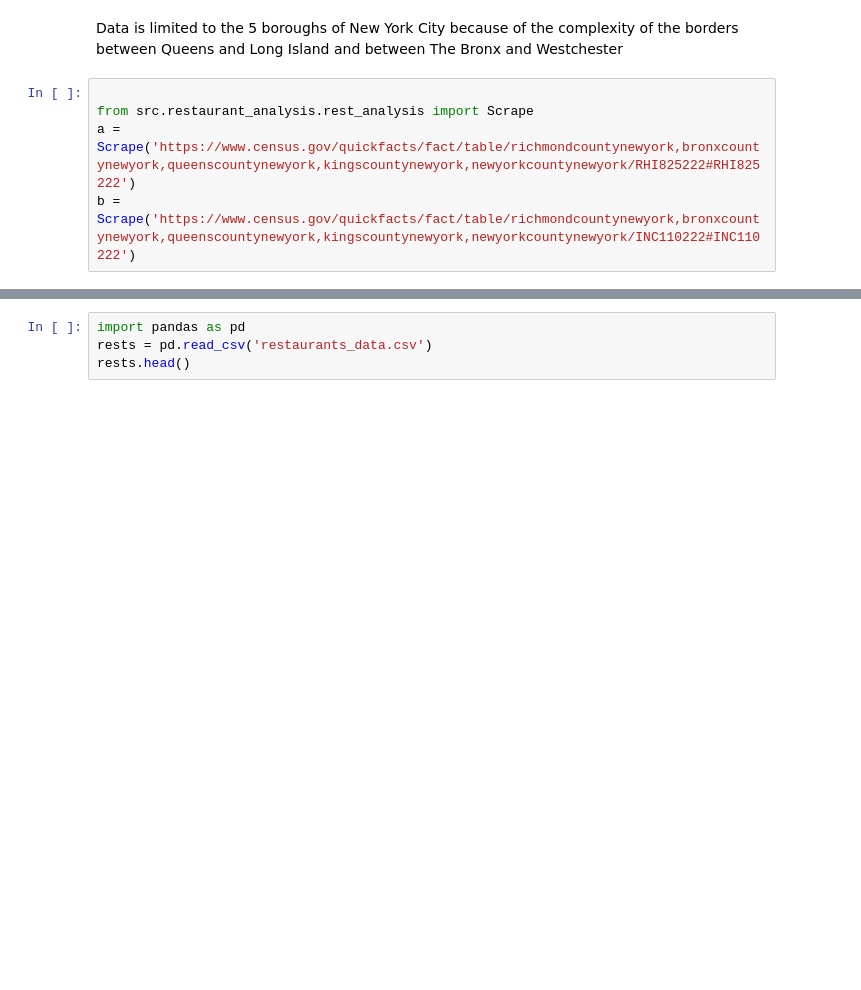
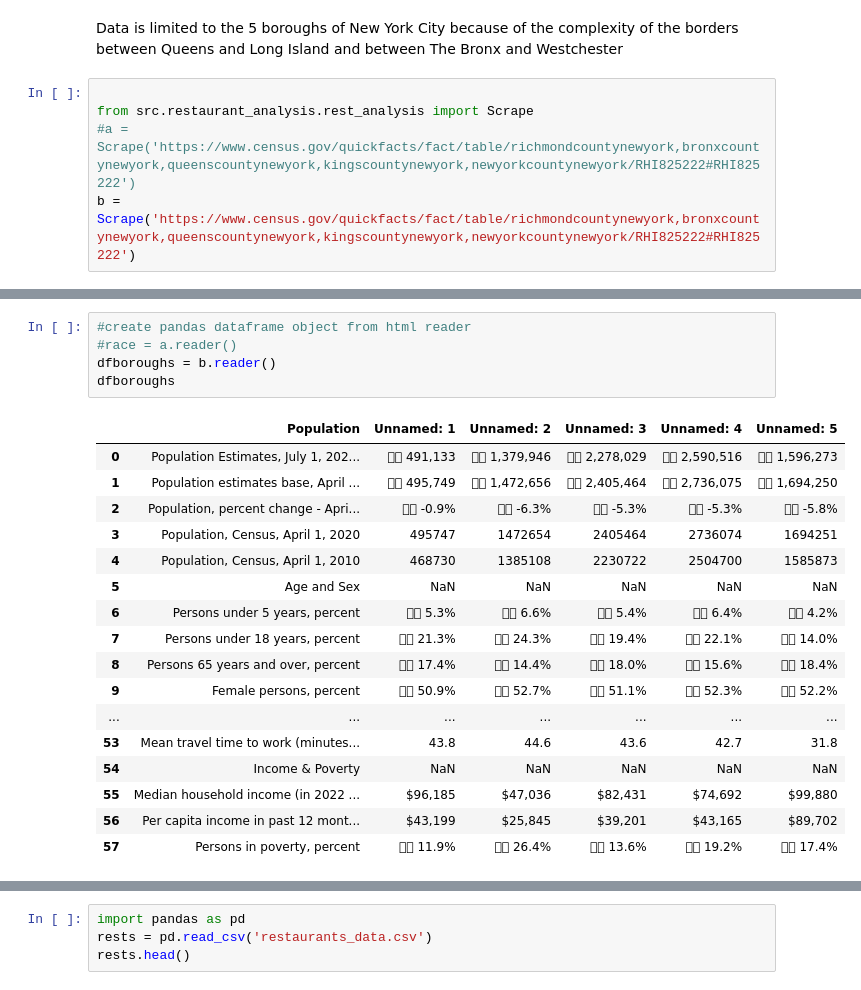
Before and after one commit to benbesthof/goodrestaurants, a Jupyter notebook: goodrestaurants.ipynb, the cells around one changed output, grey strips where cells are left out. Drawn from its saved outputs; the diff is of its cells as text; blank space fills up the shorter version.

```diff
--- a/goodrestaurants.ipynb
+++ b/goodrestaurants.ipynb
@@ -11,5 +11,5 @@ Data is limited to the 5 boroughs of New York City because of the complexity of
 # %%
 
 from src.restaurant_analysis.rest_analysis import Scrape
-a = Scrape('https://www.census.gov/quickfacts/fact/table/richmondcountynewyork,bronxcountynewyork,queenscountynewyork,kingscountynewyork,newyorkcountynewyork/RHI825222#RHI825222')
-b = Scrape('https://www.census.gov/quickfacts/fact/table/richmondcountynewyork,bronxcountynewyork,queenscountynewyork,kingscountynewyork,newyorkcountynewyork/INC110222#INC110222')
+#a = Scrape('https://www.census.gov/quickfacts/fact/table/richmondcountynewyork,bronxcountynewyork,queenscountynewyork,kingscountynewyork,newyorkcountynewyork/RHI825222#RHI825222')
+b = Scrape('https://www.census.gov/quickfacts/fact/table/richmondcountynewyork,bronxcountynewyork,queenscountynewyork,kingscountynewyork,newyorkcountynewyork/RHI825222#RHI825222')
@@ -22,0 +16,23 @@ race[0]
+# %%
+#create pandas dataframe object from html reader
+#race = a.reader()
+dfboroughs = b.reader()
+dfboroughs
+# %% [output]
+|  | Population | Unnamed: 1 | Unnamed: 2 | Unnamed: 3 | Unnamed: 4 | Unnamed: 5 |
+| 0 | Population Estimates, July 1, 202... |  491,133 |  1,379,946 |  2,278,029 |  2,590,516 |  1,596,273 |
+| 1 | Population estimates base, April ... |  495,749 |  1,472,656 |  2,405,464 |  2,736,075 |  1,694,250 |
+| 2 | Population, percent change - Apri... |  -0.9% |  -6.3% |  -5.3% |  -5.3% |  -5.8% |
+| 3 | Population, Census, April 1, 2020 | 495747 | 1472654 | 2405464 | 2736074 | 1694251 |
+| 4 | Population, Census, April 1, 2010 | 468730 | 1385108 | 2230722 | 2504700 | 1585873 |
+| 5 | Age and Sex | NaN | NaN | NaN | NaN | NaN |
+| 6 | Persons under 5 years, percent |  5.3% |  6.6% |  5.4% |  6.4% |  4.2% |
+| 7 | Persons under 18 years, percent |  21.3% |  24.3% |  19.4% |  22.1% |  14.0% |
+| 8 | Persons 65 years and over, percent |  17.4% |  14.4% |  18.0% |  15.6% |  18.4% |
+| 9 | Female persons, percent |  50.9% |  52.7% |  51.1% |  52.3% |  52.2% |
+| ... | ... | ... | ... | ... | ... | ... |
+| 53 | Mean travel time to work (minutes... | 43.8 | 44.6 | 43.6 | 42.7 | 31.8 |
+| 54 | Income & Poverty | NaN | NaN | NaN | NaN | NaN |
+| 55 | Median household income (in 2022 ... | $96,185 | $47,036 | $82,431 | $74,692 | $99,880 |
+| 56 | Per capita income in past 12 mont... | $43,199 | $25,845 | $39,201 | $43,165 | $89,702 |
+| 57 | Persons in poverty, percent |  11.9% |  26.4% |  13.6% |  19.2% |  17.4% |
```
Also changed, not shown: parts of 8 cells of this notebook, 2 other files.
